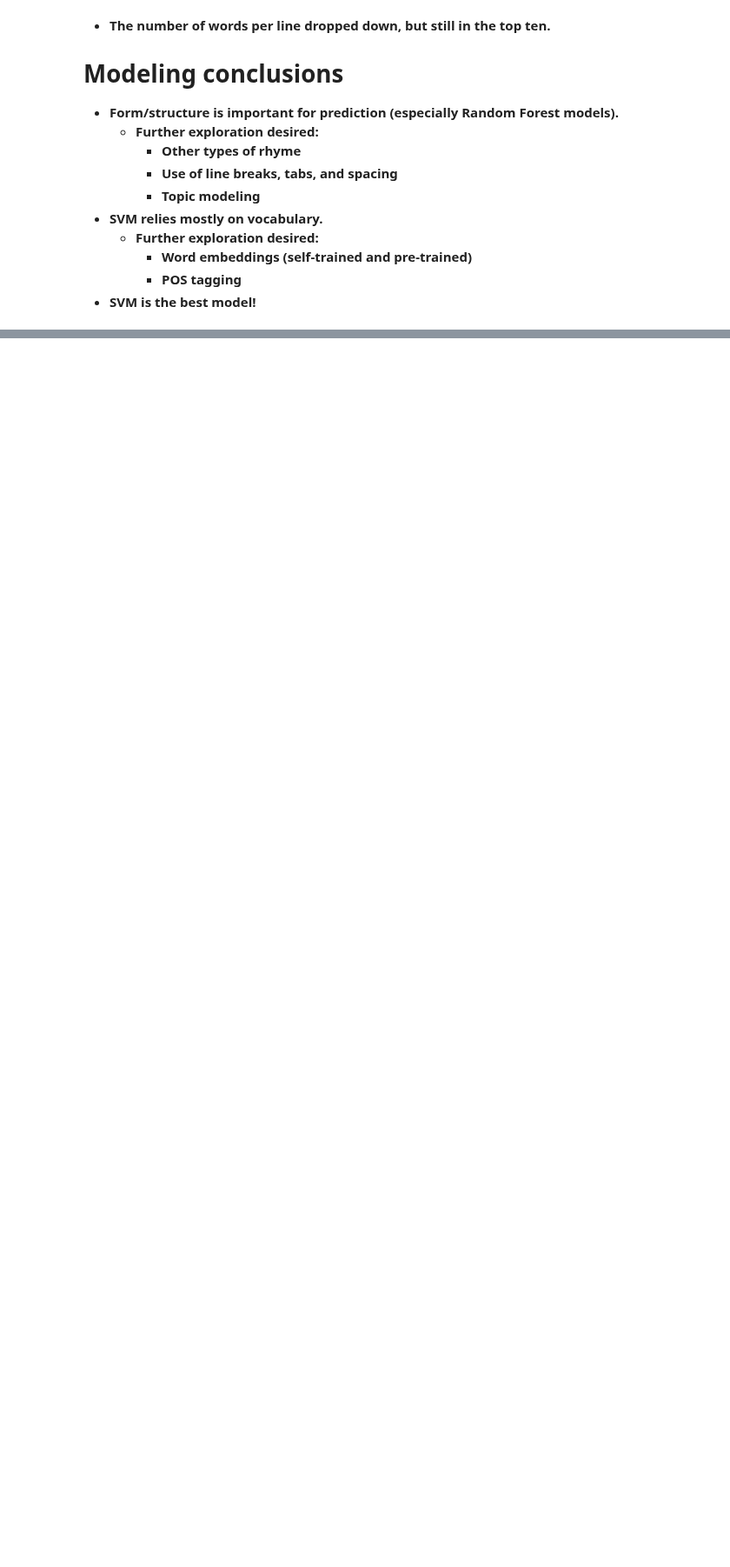
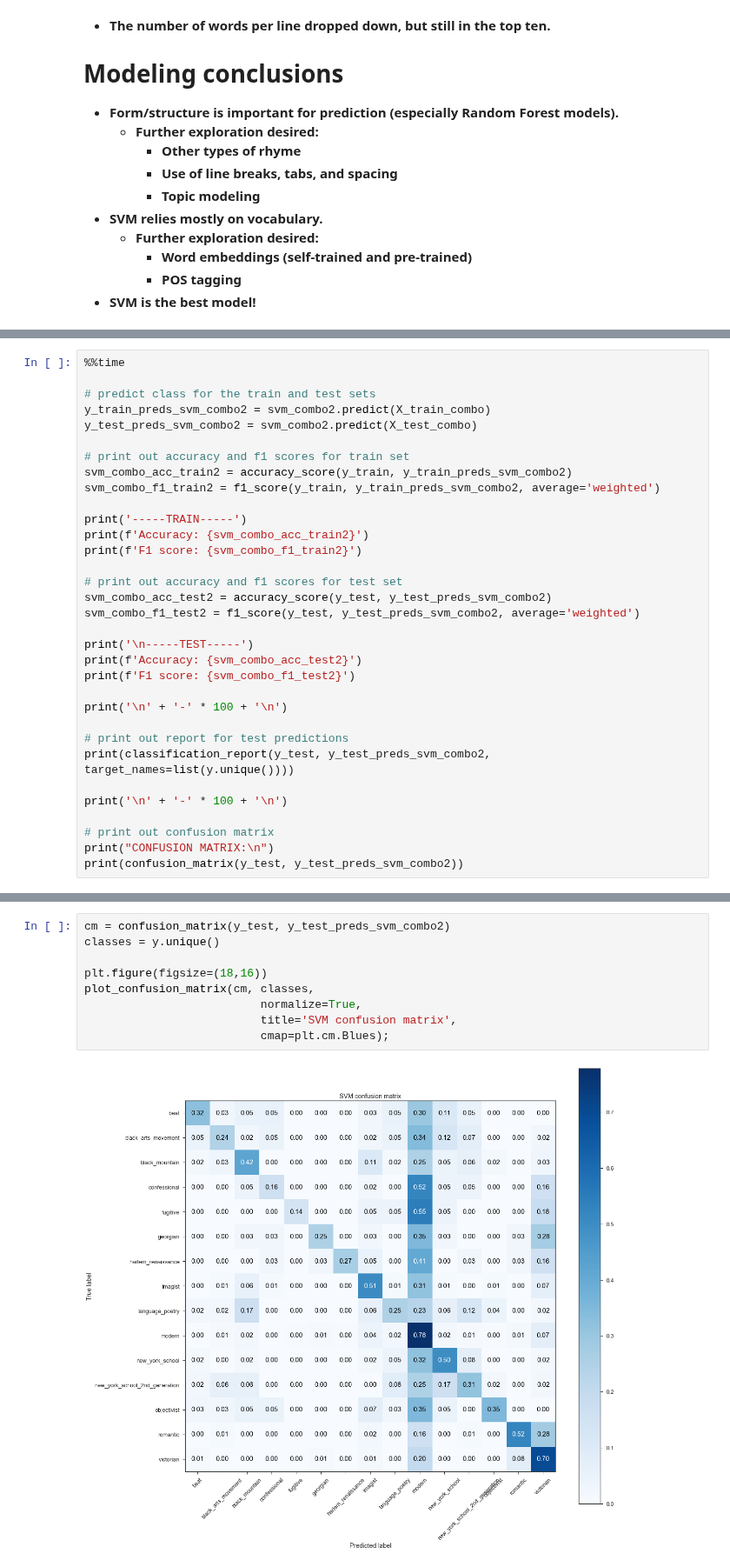
Before and after one commit to p-szymo/poetry_genre_classifier, a Jupyter notebook: 03_modeling_notebook-ALL-GENRES.ipynb, the cells around one changed output, grey strips where cells are left out. Shown at 87% size. Saved outputs shown, nothing was run; the diff lists cells and outputs as text; blank space fills up the shorter version.

```diff
--- a/03_modeling_notebook-ALL-GENRES.ipynb
+++ b/03_modeling_notebook-ALL-GENRES.ipynb
@@ -878,0 +924,33 @@ pd.Series(abs(svm_combo2.coef_[0]), index=X_train_combo.columns).nlargest(10).pl
+# %%
+%%time
+
+# predict class for the train and test sets
+y_train_preds_svm_combo2 = svm_combo2.predict(X_train_combo)
+y_test_preds_svm_combo2 = svm_combo2.predict(X_test_combo)
+
+# print out accuracy and f1 scores for train set
+svm_combo_acc_train2 = accuracy_score(y_train, y_train_preds_svm_combo2)
+svm_combo_f1_train2 = f1_score(y_train, y_train_preds_svm_combo2, average='weighted')
+
+print('-----TRAIN-----')
+print(f'Accuracy: {svm_combo_acc_train2}')
+print(f'F1 score: {svm_combo_f1_train2}')
+
+# print out accuracy and f1 scores for test set
+svm_combo_acc_test2 = accuracy_score(y_test, y_test_preds_svm_combo2)
+svm_combo_f1_test2 = f1_score(y_test, y_test_preds_svm_combo2, average='weighted')
+
+print('\n-----TEST-----')
+print(f'Accuracy: {svm_combo_acc_test2}')
+print(f'F1 score: {svm_combo_f1_test2}')
+
+print('\n' + '-' * 100 + '\n')
+
+# print out report for test predictions
+print(classification_report(y_test, y_test_preds_svm_combo2, target_names=list(y.unique())))
+
+print('\n' + '-' * 100 + '\n')
+
+# print out confusion matrix
+print("CONFUSION MATRIX:\n")
+print(confusion_matrix(y_test, y_test_preds_svm_combo2))
@@ -878,0 +977,11 @@ pd.Series(abs(svm_combo2.coef_[0]), index=X_train_combo.columns).nlargest(10).pl
+# %%
+cm = confusion_matrix(y_test, y_test_preds_svm_combo2)
+classes = y.unique()
+
+plt.figure(figsize=(18,16))
+plot_confusion_matrix(cm, classes,
+                          normalize=True,
+                          title='SVM confusion matrix',
+                          cmap=plt.cm.Blues);
+# %% [output]
+[figure, added]
```
Also changed, not shown: parts of 17 cells of this notebook.
